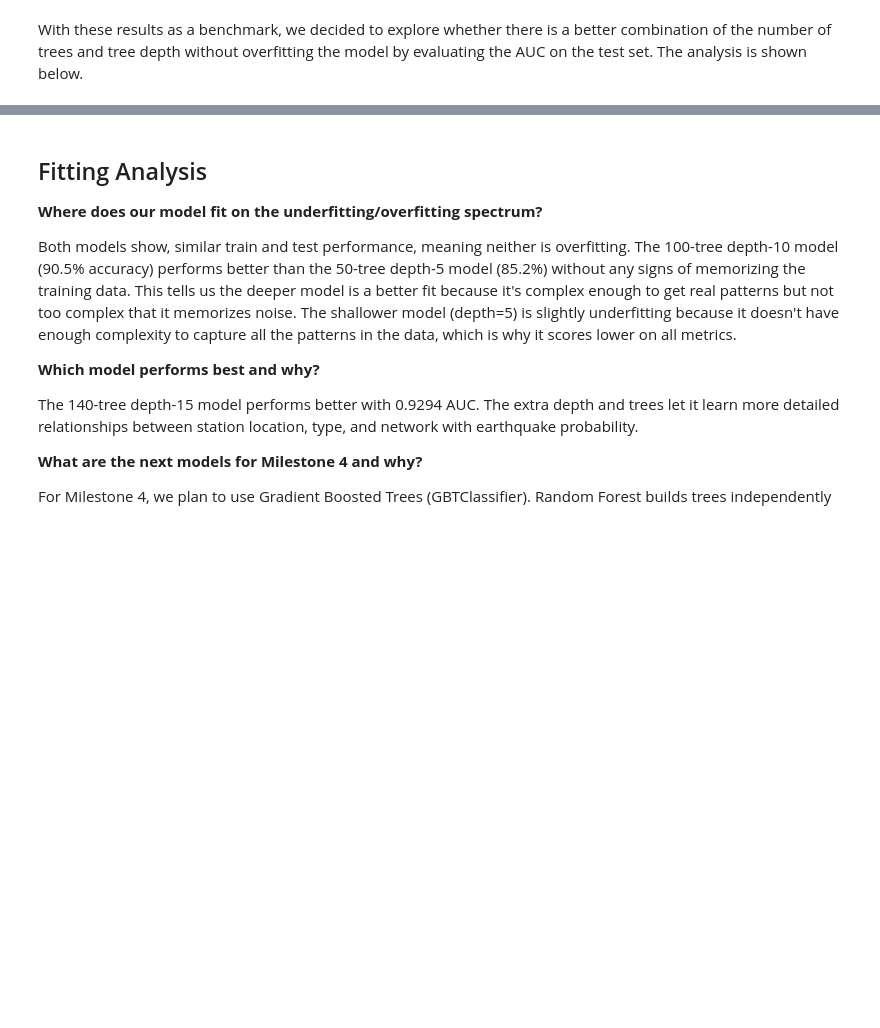
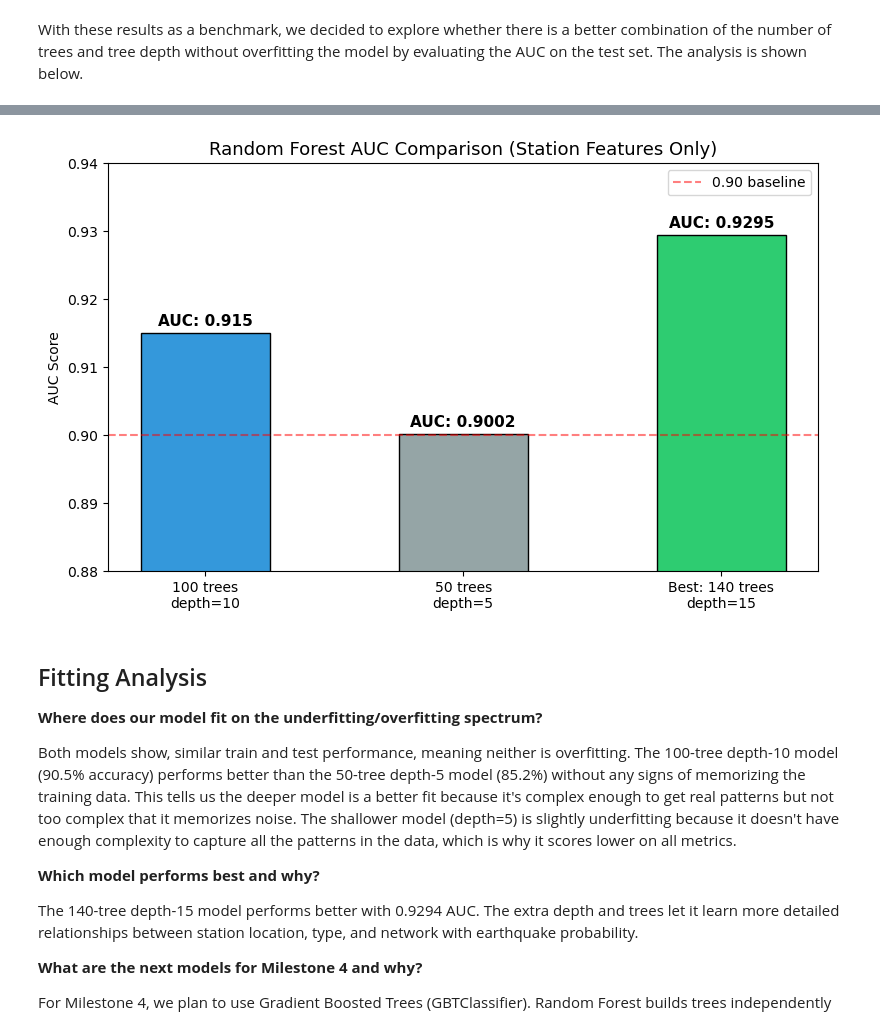
Before and after one commit to Marcomont01/stead-spark-data-exploration, a Jupyter notebook: Notebook.ipynb, the cells around one changed output, grey strips where cells are left out. Drawn from its saved outputs; the diff is of its cells as text; code cells hidden in the pictures; blank space fills up the shorter version.

```diff
--- a/Notebook.ipynb
+++ b/Notebook.ipynb
@@ -699,6 +713,28 @@ Testing 105 trees:
                 The model was evaluated with a AUC of 0.9258365975089965
 
 The best model configuration for this data set is with 140 trees with depth of 15 with an AUC of 0.9294698074961213
+# %%
+# Compare model performance across different configurations
+models = ["100 trees\ndepth=10", "50 trees\ndepth=5", "Best: " + str(n_trees_o) + " trees\ndepth=" + str(best_depth_o)]
+aucs = [0.915, 0.9002, best_AUC_o]
+colors = ["#3498db", "#95a5a6", "#2ecc71"]
+plt.figure(figsize=(8, 5))
+bars = plt.bar(models, aucs, color=colors, edgecolor="black", width=0.5)
+
+# Add AUC values on top of each bar
+for bar, auc in zip(bars, aucs):
+    plt.text(bar.get_x() + bar.get_width()/2, bar.get_height() + 0.001,
+             "AUC: " + str(round(auc, 4)), ha="center", fontsize=11, fontweight="bold")
+
+plt.title("Random Forest AUC Comparison (Station Features Only)", fontsize=13)
+plt.ylabel("AUC Score")
+plt.ylim(0.88, 0.94)
+plt.axhline(y=0.9, color="red", linestyle="--", alpha=0.5, label="0.90 baseline")
+plt.legend()
+plt.tight_layout()
+plt.show()
+# %% [output]
+[figure, added]
 # %% [markdown]
 ## Fitting Analysis
 
```
Also changed, not shown: parts of 13 cells of this notebook.
